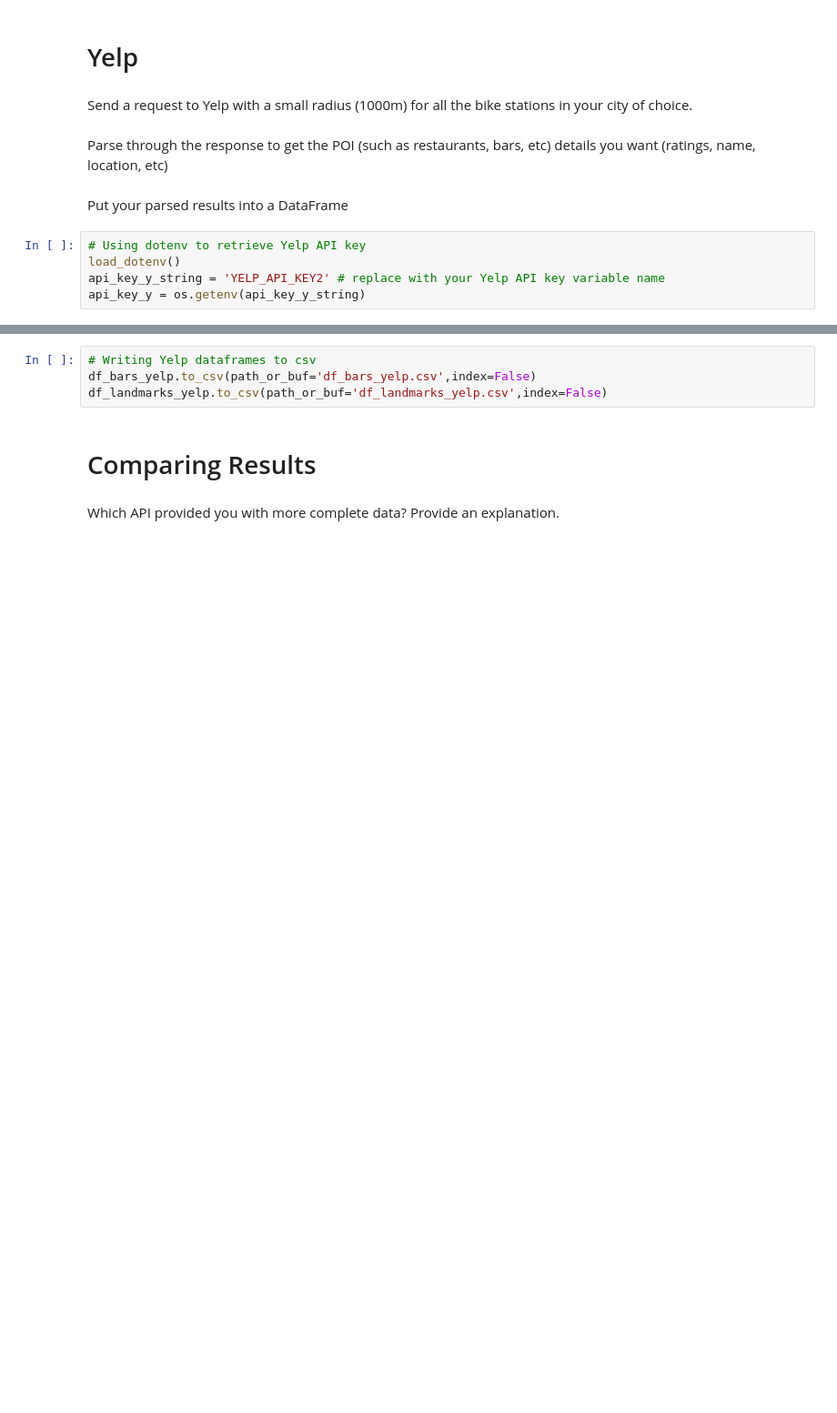
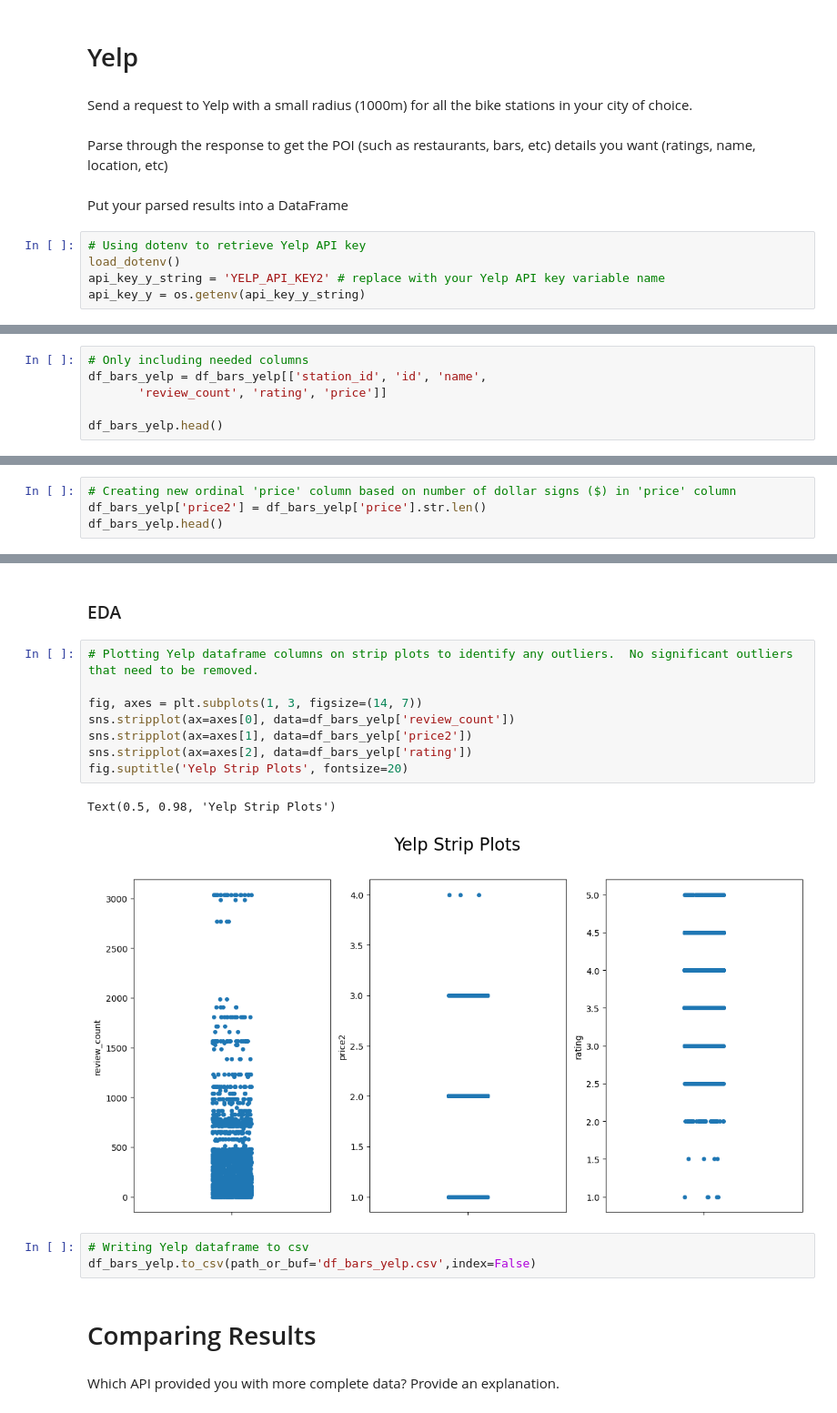
Before and after one commit to SamTheDataGuy/Final-Project-Statistical-Modelling-with-Python-main, a Jupyter notebook: notebooks/yelp_foursquare_EDA.ipynb, the cells around one changed output, grey strips where cells are left out. Shown: that part at 91% size. Saved outputs shown, nothing was run; the diff lists cells and outputs as text; blank space fills up the shorter version.

```diff
--- a/notebooks/yelp_foursquare_EDA.ipynb
+++ b/notebooks/yelp_foursquare_EDA.ipynb
@@ -135,0 +161,6 @@ df_landmarks_yelp = find_POIs_yelp(station_ids=df_stations['id'],
+# %%
+# Only including needed columns
+df_bars_yelp = df_bars_yelp[['station_id', 'id', 'name',
+       'review_count', 'rating', 'price']]
+
+df_bars_yelp.head()
@@ -135,0 +174,4 @@ df_landmarks_yelp = find_POIs_yelp(station_ids=df_stations['id'],
+# %%
+# Creating new ordinal 'price' column based on number of dollar signs ($) in 'price' column
+df_bars_yelp['price2'] = df_bars_yelp['price'].str.len()
+df_bars_yelp.head()
@@ -136,7 +185,19 @@ df_landmarks_yelp = find_POIs_yelp(station_ids=df_stations['id'],
+# %% [markdown]
+### EDA
+# %%
+# Plotting Yelp dataframe columns on strip plots to identify any outliers.  No significant outliers that need to be removed.
+
+fig, axes = plt.subplots(1, 3, figsize=(14, 7))
+sns.stripplot(ax=axes[0], data=df_bars_yelp['review_count'])
+sns.stripplot(ax=axes[1], data=df_bars_yelp['price2'])
+sns.stripplot(ax=axes[2], data=df_bars_yelp['rating'])
+fig.suptitle('Yelp Strip Plots', fontsize=20)
+# %% [output]
+Text(0.5, 0.98, 'Yelp Strip Plots')
+[figure, added]
 # %%
-# Writing Yelp dataframes to csv
+# Writing Yelp dataframe to csv
 df_bars_yelp.to_csv(path_or_buf='df_bars_yelp.csv',index=False)
-df_landmarks_yelp.to_csv(path_or_buf='df_landmarks_yelp.csv',index=False)
 # %% [markdown]
 # Comparing Results
 # %% [markdown]
```
Also changed, not shown: parts of 20 cells of this notebook, 12 other files.
